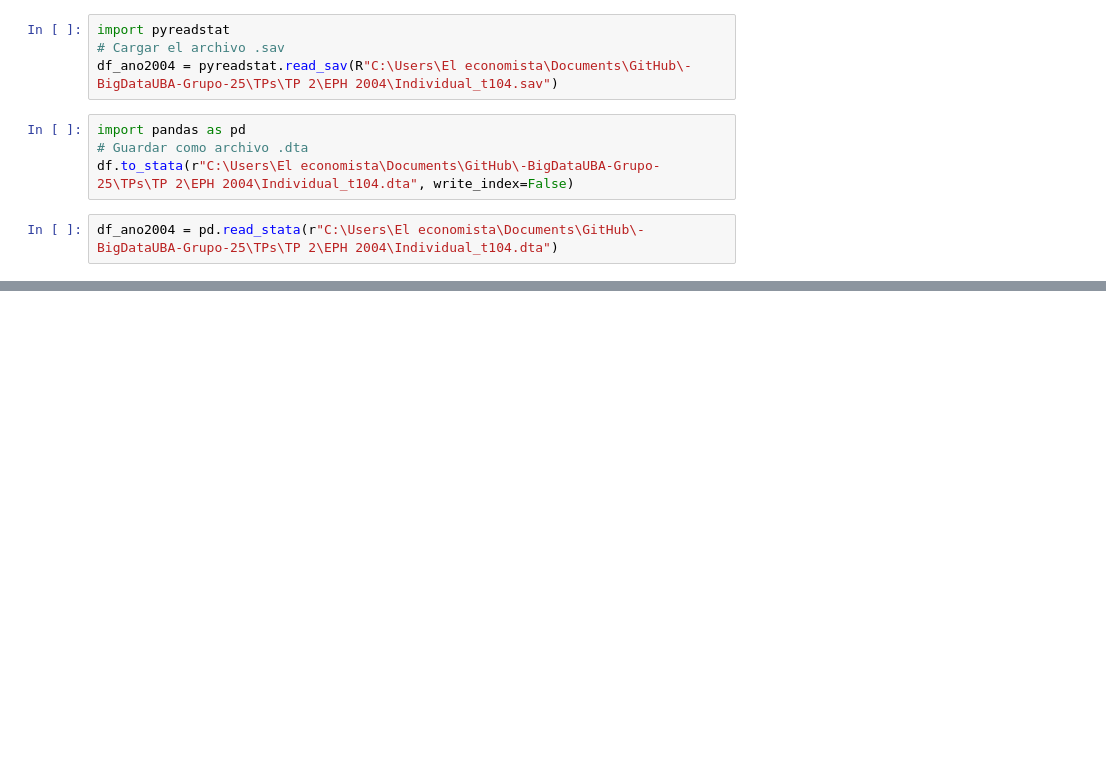
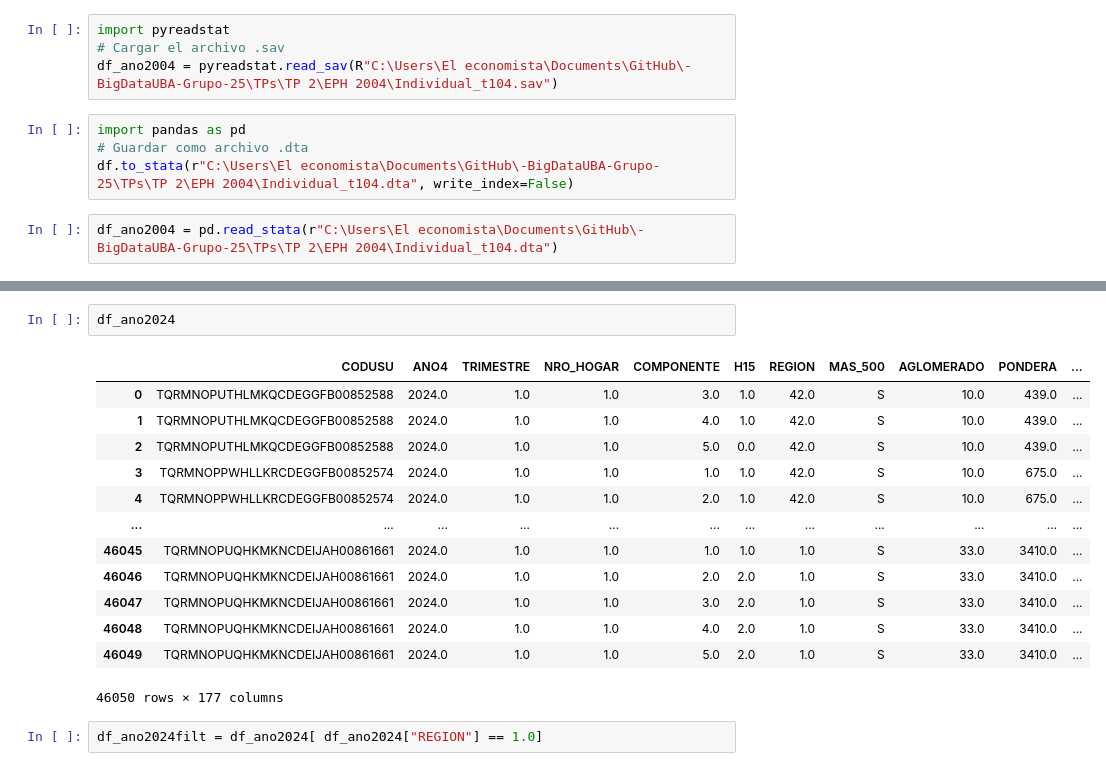
Before and after one commit to Eleconomistagus/-BigDataUBA-Grupo-25, a Jupyter notebook: TPs/TP 2/TP2 AVANCE.ipynb, the cells around one changed output, grey strips where cells are left out. Cells and saved outputs as stored; diff of their text form; blank space fills up the shorter version.

```diff
--- a/TPs/TP 2/TP2 AVANCE.ipynb
+++ b/TPs/TP 2/TP2 AVANCE.ipynb
@@ -28,0 +47,18 @@ df2 = pd.read_stata(r"C:\Users\El economista\Documents\GitHub\-BigDataUBA-Grupo-
+# %%
+df_ano2024
+# %% [output]
+|  | CODUSU | ANO4 | TRIMESTRE | NRO_HOGAR | COMPONENTE | H15 | REGION | MAS_500 | AGLOMERADO | PONDERA | ... |
+| 0 | TQRMNOPUTHLMKQCDEGGFB00852588 | 2024.0 | 1.0 | 1.0 | 3.0 | 1.0 | 42.0 | S | 10.0 | 439.0 | ... |
+| 1 | TQRMNOPUTHLMKQCDEGGFB00852588 | 2024.0 | 1.0 | 1.0 | 4.0 | 1.0 | 42.0 | S | 10.0 | 439.0 | ... |
+| 2 | TQRMNOPUTHLMKQCDEGGFB00852588 | 2024.0 | 1.0 | 1.0 | 5.0 | 0.0 | 42.0 | S | 10.0 | 439.0 | ... |
+| 3 | TQRMNOPPWHLLKRCDEGGFB00852574 | 2024.0 | 1.0 | 1.0 | 1.0 | 1.0 | 42.0 | S | 10.0 | 675.0 | ... |
+| 4 | TQRMNOPPWHLLKRCDEGGFB00852574 | 2024.0 | 1.0 | 1.0 | 2.0 | 1.0 | 42.0 | S | 10.0 | 675.0 | ... |
+| ... | ... | ... | ... | ... | ... | ... | ... | ... | ... | ... | ... |
+| 46045 | TQRMNOPUQHKMKNCDEIJAH00861661 | 2024.0 | 1.0 | 1.0 | 1.0 | 1.0 | 1.0 | S | 33.0 | 3410.0 | ... |
+| 46046 | TQRMNOPUQHKMKNCDEIJAH00861661 | 2024.0 | 1.0 | 1.0 | 2.0 | 2.0 | 1.0 | S | 33.0 | 3410.0 | ... |
+| 46047 | TQRMNOPUQHKMKNCDEIJAH00861661 | 2024.0 | 1.0 | 1.0 | 3.0 | 2.0 | 1.0 | S | 33.0 | 3410.0 | ... |
+| 46048 | TQRMNOPUQHKMKNCDEIJAH00861661 | 2024.0 | 1.0 | 1.0 | 4.0 | 2.0 | 1.0 | S | 33.0 | 3410.0 | ... |
+| 46049 | TQRMNOPUQHKMKNCDEIJAH00861661 | 2024.0 | 1.0 | 1.0 | 5.0 | 2.0 | 1.0 | S | 33.0 | 3410.0 | ... |
+46050 rows × 177 columns
+# %%
+df_ano2024filt = df_ano2024[ df_ano2024["REGION"] == 1.0]
```
Also changed, not shown: parts of 6 cells of this notebook.
